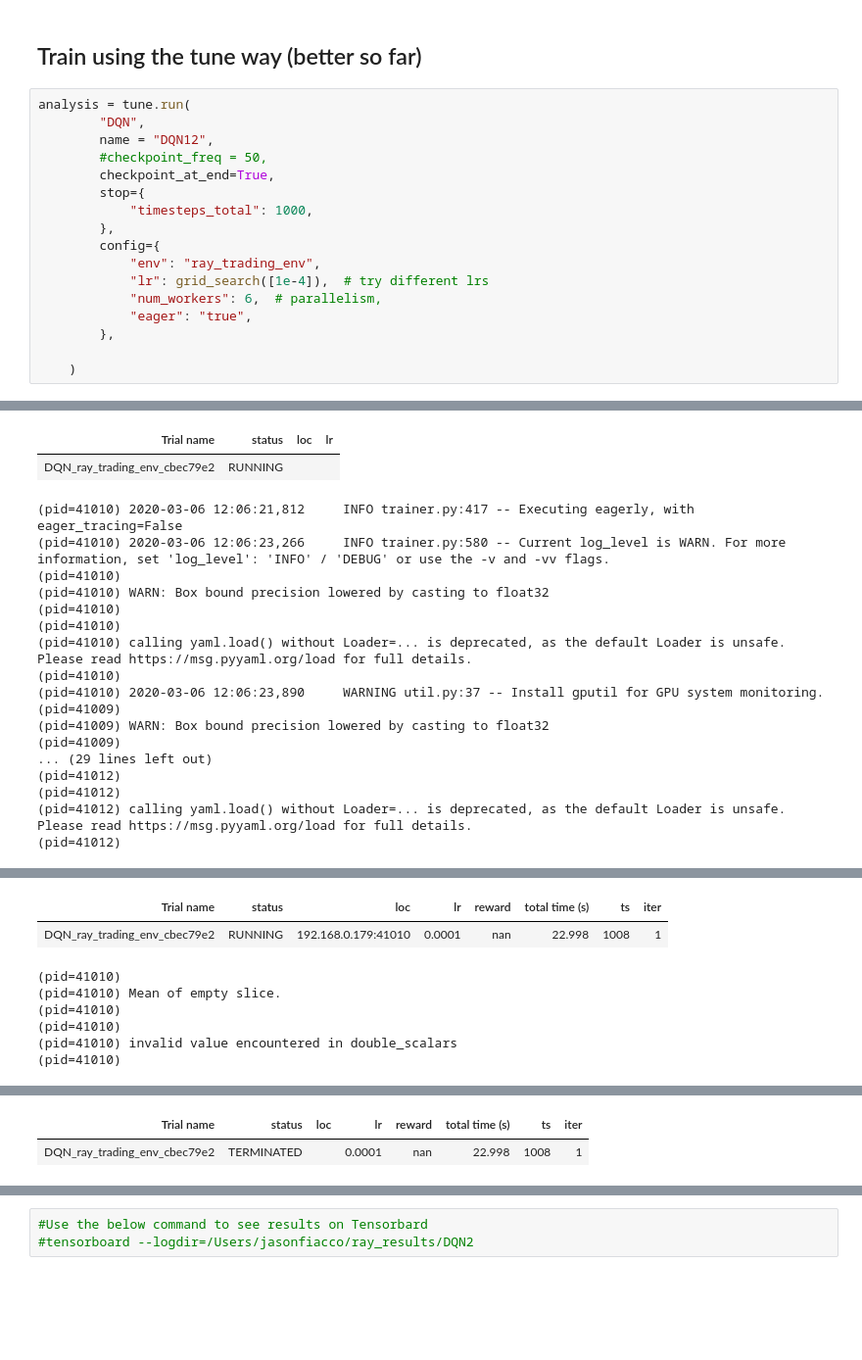
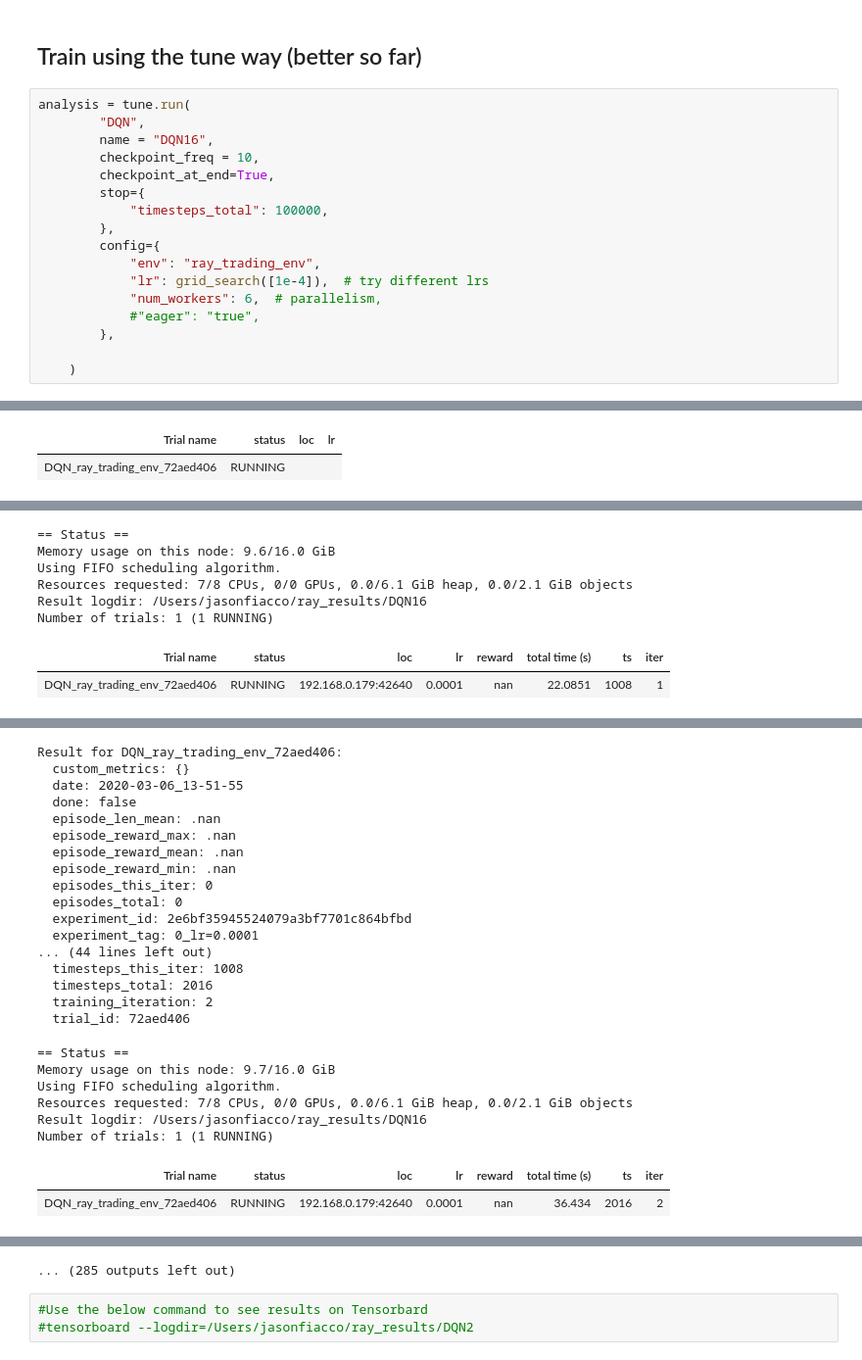
Before and after one commit to jasonfiacco/deeptrader, a Jupyter notebook: examples/predict_it_v2-Ray-attempt-v2.ipynb, the cells around one changed output, grey strips where cells are left out. Shown at 98% size. Cells and saved outputs as stored; diff of their text form; blank space fills up the shorter version.

```diff
--- a/examples/predict_it_v2-Ray-attempt-v2.ipynb
+++ b/examples/predict_it_v2-Ray-attempt-v2.ipynb
@@ -286,17 +239,17 @@ ray.init(ignore_reinit_error=True)
 # %%
 analysis = tune.run(
         "DQN",
-        name = "DQN12",
-        #checkpoint_freq = 50,
+        name = "DQN16",
+        checkpoint_freq = 10,
         checkpoint_at_end=True,
         stop={
-            "timesteps_total": 1000,
+            "timesteps_total": 100000,
         },
         config={
             "env": "ray_trading_env",
             "lr": grid_search([1e-4]),  # try different lrs
             "num_workers": 6,  # parallelism,
-            "eager": "true",
+            #"eager": "true",
         },
 
     )
@@ -310,19 +265,2 @@ Number of trials: 1 (1 RUNNING)
 | Trial name | status | loc | lr |
-| DQN_ray_trading_env_cbec79e2 | RUNNING |  |  |
+| DQN_ray_trading_env_72aed406 | RUNNING |  |  |
-(pid=41010) 2020-03-06 12:06:21,812     INFO trainer.py:417 -- Executing eagerly, with eager_tracing=False
-(pid=41010) 2020-03-06 12:06:23,266     INFO trainer.py:580 -- Current log_level is WARN. For more information, set 'log_level': 'INFO' / 'DEBUG' or use the -v and -vv flags.
-(pid=41010)
-(pid=41010) WARN: Box bound precision lowered by casting to float32
-(pid=41010)
-(pid=41010)
-(pid=41010) calling yaml.load() without Loader=... is deprecated, as the default Loader is unsafe. Please read https://msg.pyyaml.org/load for full details.
-(pid=41010)
-(pid=41010) 2020-03-06 12:06:23,890     WARNING util.py:37 -- Install gputil for GPU system monitoring.
-(pid=41009)
-(pid=41009) WARN: Box bound precision lowered by casting to float32
-(pid=41009)
-... (29 lines left out)
-(pid=41012)
-(pid=41012)
-(pid=41012) calling yaml.load() without Loader=... is deprecated, as the default Loader is unsafe. Please read https://msg.pyyaml.org/load for full details.
-(pid=41012)
@@ -359,8 +308,8 @@ Number of trials: 1 (1 RUNNING)
+== Status ==
+Memory usage on this node: 9.6/16.0 GiB
+Using FIFO scheduling algorithm.
+Resources requested: 7/8 CPUs, 0/0 GPUs, 0.0/6.1 GiB heap, 0.0/2.1 GiB objects
+Result logdir: /Users/jasonfiacco/ray_results/DQN16
+Number of trials: 1 (1 RUNNING)
 | Trial name | status | loc | lr | reward | total time (s) | ts | iter |
-| DQN_ray_trading_env_cbec79e2 | RUNNING | 192.168.0.179:41010 | 0.0001 | nan | 22.998 | 1008 | 1 |
+| DQN_ray_trading_env_72aed406 | RUNNING | 192.168.0.179:42640 | 0.0001 | nan | 22.0851 | 1008 | 1 |
-(pid=41010)
-(pid=41010) Mean of empty slice.
-(pid=41010)
-(pid=41010)
-(pid=41010) invalid value encountered in double_scalars
-(pid=41010)
@@ -373,2 +320,25 @@ Number of trials: 1 (1 TERMINATED)
+Result for DQN_ray_trading_env_72aed406:
+  custom_metrics: {}
+  date: 2020-03-06_13-51-55
+  done: false
+  episode_len_mean: .nan
+  episode_reward_max: .nan
+  episode_reward_mean: .nan
+  episode_reward_min: .nan
+  episodes_this_iter: 0
+  episodes_total: 0
+  experiment_id: 2e6bf35945524079a3bf7701c864bfbd
+  experiment_tag: 0_lr=0.0001
+... (44 lines left out)
+  timesteps_this_iter: 1008
+  timesteps_total: 2016
+  training_iteration: 2
+  trial_id: 72aed406
+== Status ==
+Memory usage on this node: 9.7/16.0 GiB
+Using FIFO scheduling algorithm.
+Resources requested: 7/8 CPUs, 0/0 GPUs, 0.0/6.1 GiB heap, 0.0/2.1 GiB objects
+Result logdir: /Users/jasonfiacco/ray_results/DQN16
+Number of trials: 1 (1 RUNNING)
 | Trial name | status | loc | lr | reward | total time (s) | ts | iter |
-| DQN_ray_trading_env_cbec79e2 | TERMINATED |  | 0.0001 | nan | 22.998 | 1008 | 1 |
+| DQN_ray_trading_env_72aed406 | RUNNING | 192.168.0.179:42640 | 0.0001 | nan | 36.434 | 2016 | 2 |
@@ -376,3 +345,4 @@ Number of trials: 1 (1 TERMINATED)
+... (285 outputs left out)
 # %%
 #Use the below command to see results on Tensorbard
 #tensorboard --logdir=/Users/jasonfiacco/ray_results/DQN2
```
Also changed, not shown: parts of 17 cells of this notebook.
